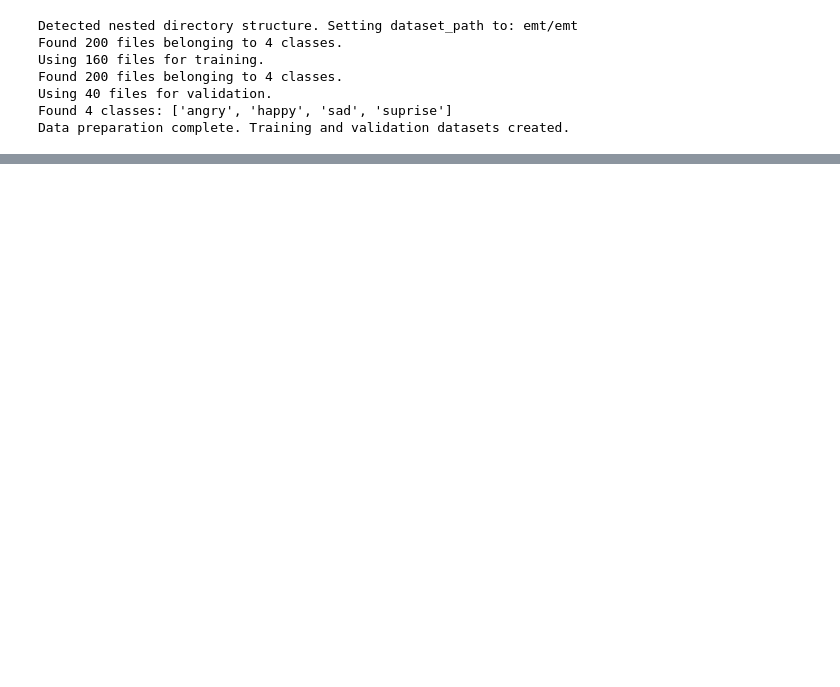
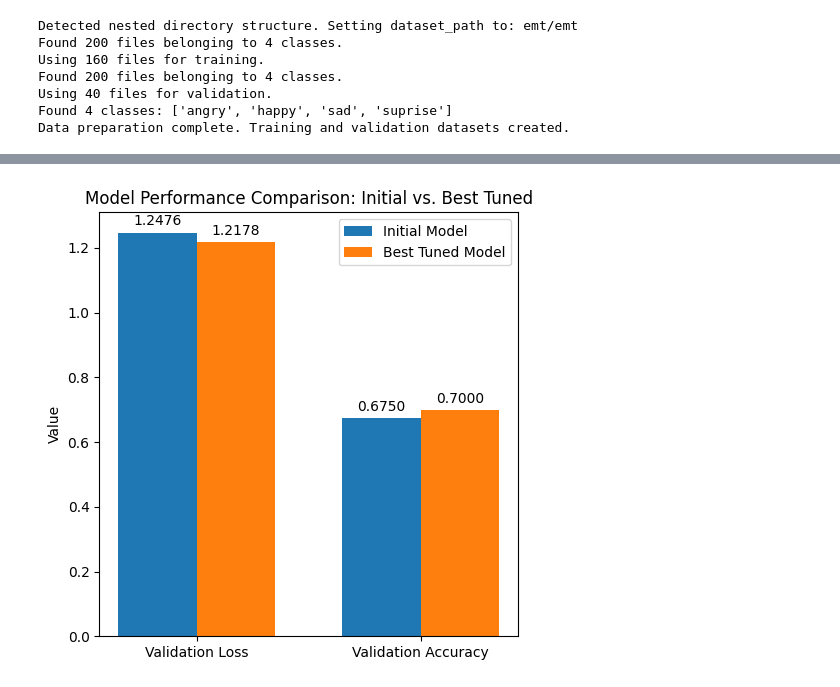
Before and after one commit to RayyanShajahan/My-codes, a Jupyter notebook: deep_learning_day4_pt3.ipynb, the cells around one changed output, grey strips where cells are left out. Saved outputs shown, nothing was run; the diff lists cells and outputs as text; code cells hidden in the pictures; blank space fills up the shorter version.

```diff
--- a/deep_learning_day4_pt3.ipynb
+++ b/deep_learning_day4_pt3.ipynb
@@ -268,0 +450,18 @@ Displaying 5 sample images from the validation set with true and predicted emoti
+# %%
+# Run the hyperparameter search
+print("Starting hyperparameter search...")
+tuner.search(train_ds, epochs=10, validation_data=val_ds) # Increased epochs to 10
+print("Hyperparameter search complete.")
+
+# Get the optimal hyperparameters
+best_hps = tuner.get_best_hyperparameters(num_trials=1)[0]
+print(f"Best hyperparameters found: {best_hps.values}")
+
+# Get the best model found by the tuner
+best_model = tuner.get_best_models(num_models=1)[0]
+
+# Evaluate the best model on the validation dataset
+print("Evaluating the best model...")
+loss, accuracy = best_model.evaluate(val_ds)
+print(f"Best Model Validation Loss: {loss:.4f}")
+print(f"Best Model Validation Accuracy: {accuracy:.4f}")
@@ -268,0 +528,39 @@ Displaying 5 sample images from the validation set with true and predicted emoti
+# %%
+import matplotlib.pyplot as plt
+import numpy as np
+
+labels = ['Validation Loss', 'Validation Accuracy']
+initial_model_performance = [initial_val_loss, initial_val_accuracy]
+best_tuned_model_performance = [best_model_val_loss, best_model_val_accuracy]
+
+x = np.arange(len(labels))  # the label locations
+width = 0.35  # the width of the bars
+
+fig, ax = plt.subplots(figsize=(5, 5))
+rects1 = ax.bar(x - width/2, initial_model_performance, width, label='Initial Model')
+rects2 = ax.bar(x + width/2, best_tuned_model_performance, width, label='Best Tuned Model')
+
+# Add some text for labels, title and custom x-axis tick labels, etc.
+ax.set_ylabel('Value')
+ax.set_title('Model Performance Comparison: Initial vs. Best Tuned')
+ax.set_xticks(x)
+ax.set_xticklabels(labels)
+ax.legend()
+
+def autolabel(rects):
+    """Attach a text label above each bar in *rects*, displaying its height."""
+    for rect in rects:
+        height = rect.get_height()
+        ax.annotate(f'{height:.4f}',
+                    xy=(rect.get_x() + rect.get_width() / 2, height),
+                    xytext=(0, 3),  # 3 points vertical offset
+                    textcoords="offset points",
+                    ha='center', va='bottom')
+
+autolabel(rects1)
+autolabel(rects2)
+
+plt.tight_layout()
+plt.show()
+# %% [output]
+[figure, added]
```
Also changed, not shown: parts of 15 cells of this notebook.
